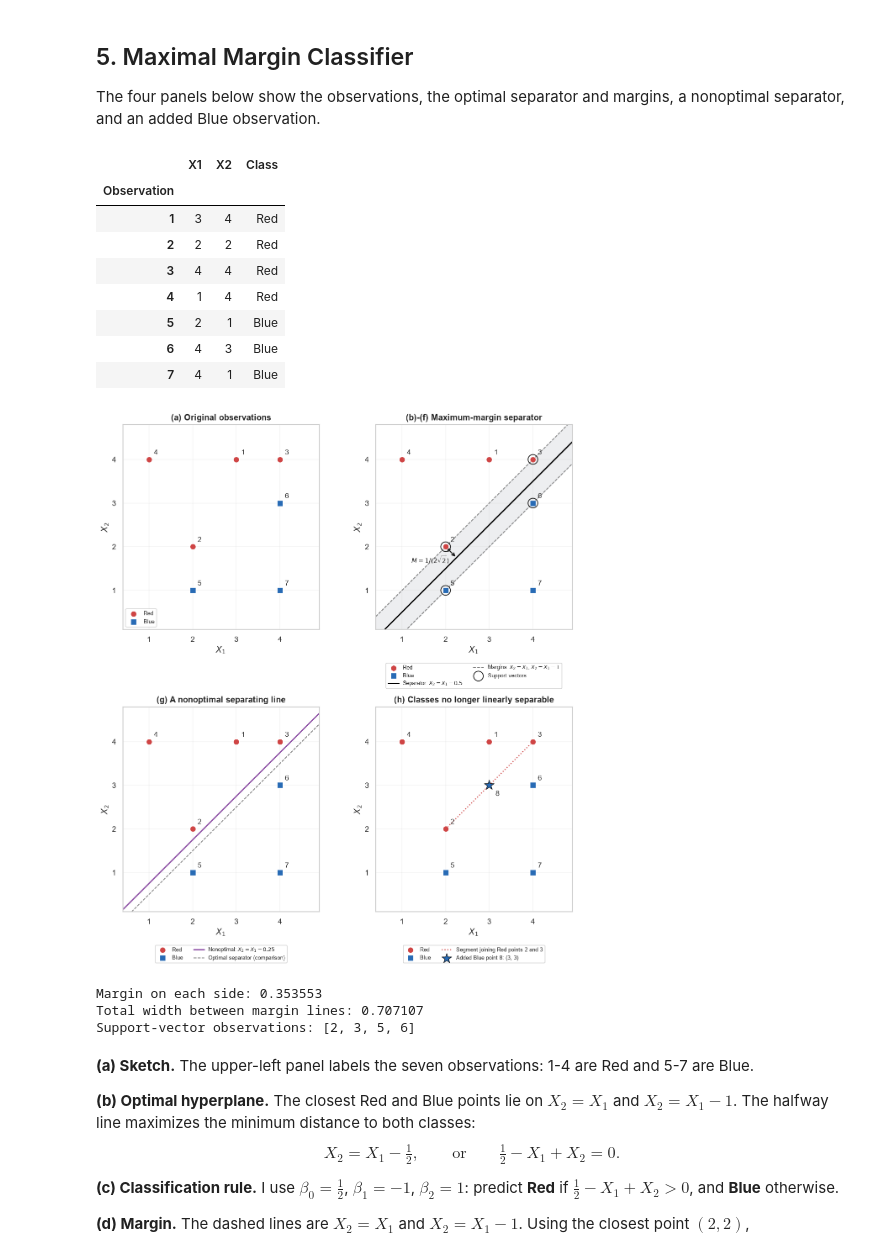
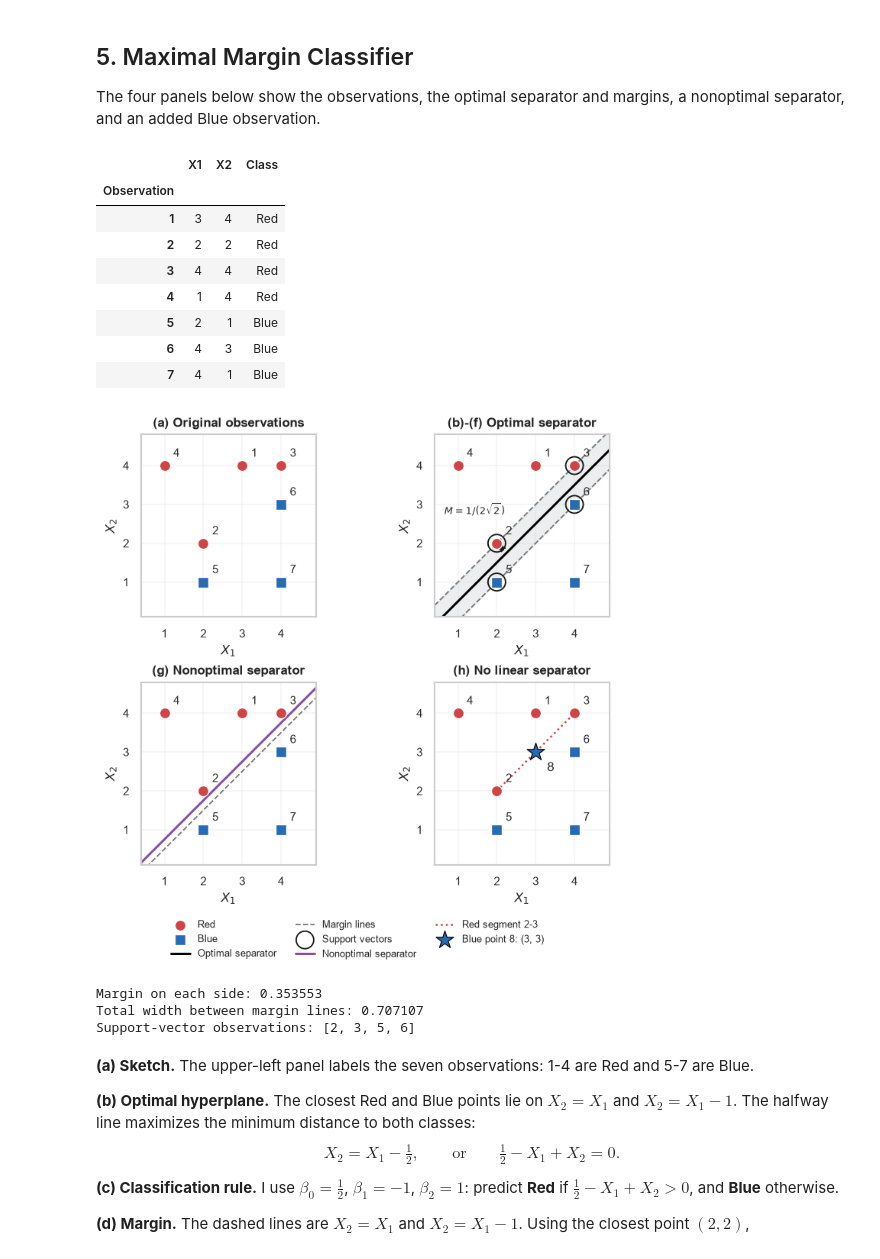
Before and after one commit to nakicool007/aps-failure-classification, a Jupyter notebook: notebook/Kumbria_Nakul_HW6.ipynb, the cells around one changed output. Cells and saved outputs as stored; diff of their text form; code cells hidden in the pictures.

```diff
--- a/notebook/Kumbria_Nakul_HW6.ipynb
+++ b/notebook/Kumbria_Nakul_HW6.ipynb
@@ -96,16 +93,16 @@ I spaced the axis labels so that the plot is readable.
 # %%
 correlation_matrix = X_train.corr(method="pearson")
 with sns.axes_style("white"), plt.rc_context({"figure.dpi": 120, "font.size": 9}):
-    fig, ax = plt.subplots(figsize=(9, 7.6), layout="constrained")
+    fig, ax = plt.subplots(figsize=(6.5, 5.5), layout="constrained")
     sns.heatmap(
         correlation_matrix, ax=ax, cmap="RdBu_r", vmin=-1, vmax=1, center=0,
         square=True, xticklabels=10, yticklabels=10, rasterized=True,
         cbar_kws={"label": "Pearson r", "shrink": 0.8, "pad": 0.025,
                   "ticks": [-1, -0.5, 0, 0.5, 1]},
     )
-    ax.set_title("Feature correlation overview", loc="left", fontsize=14,
-                 fontweight="bold", pad=14)
-    ax.set_xlabel("170 training features · labels shown every 10 features", labelpad=10)
+    ax.set_title("Feature correlation overview", loc="left", fontsize=11,
+                 fontweight="bold", pad=10)
+    ax.set_xlabel("170 training features · labels shown every 10 features", labelpad=7)
     ax.set_ylabel("")
     ax.tick_params(axis="both", length=0, labelsize=7)
     plt.setp(ax.get_xticklabels(), rotation=90, ha="center")
@@ -147,17 +154,18 @@ plt.show()
 # %%
-fig, axes = plt.subplots(4, 4, figsize=(17, 15))
+fig, axes = plt.subplots(4, 4, figsize=(12, 9))
 for ax, feature in zip(axes.flat, top_features):
     sns.boxplot(data=plot_data, x="label", y=feature, order=["neg", "pos"],
                 hue="label", hue_order=["neg", "pos"], palette=PALETTE, legend=False,
                 ax=ax, width=0.55,
                 flierprops={"marker": ".", "markersize": 2, "alpha": 0.2})
-    ax.set_title(feature)
-    ax.set_xlabel("Class")
-    ax.set_ylabel("log(1 + value)")
+    ax.set_title(feature, fontsize=10)
+    ax.set_xlabel("Class", fontsize=9)
+    ax.set_ylabel("log(1 + value)", fontsize=9)
+    ax.tick_params(labelsize=8)
 for ax in axes.flat[len(top_features):]:
     ax.set_visible(False)
 fig.suptitle("Class-wise boxplots of highest-CV features (all 60,000 training rows)",
-             fontsize=16)
+             fontsize=13)
 plt.tight_layout(rect=(0, 0, 1, 0.97))
 plt.show()
 # %% [output]
@@ -482,64 +490,68 @@ def draw_toy(ax):
                    s=72, edgecolor="white", linewidth=0.8, label=label, zorder=4)
     for obs, row in toy.iterrows():
         ax.annotate(str(obs), (row["X1"], row["X2"]), xytext=(7, 7),
-                    textcoords="offset points", fontsize=10, zorder=6)
+                    textcoords="offset points", fontsize=9, zorder=6)
     ax.set(xlim=(0.4, 4.9), ylim=(0.1, 4.8), xlabel=r"$X_1$", ylabel=r"$X_2$")
     ax.set_xticks([1, 2, 3, 4])
     ax.set_yticks([1, 2, 3, 4])
     ax.set_aspect("equal", adjustable="box")
     ax.grid(alpha=0.2)
-with plt.rc_context({"figure.dpi": 120, "font.size": 10}):
-    fig, axes = plt.subplots(2, 2, figsize=(10, 11), layout="constrained")
+with plt.rc_context({"figure.dpi": 120, "font.size": 9, "axes.titlesize": 10, "axes.labelsize": 10,
+                         "xtick.labelsize": 9, "ytick.labelsize": 9}):
+    fig, axes = plt.subplots(2, 2, figsize=(6.4, 6.0), layout="constrained")
     xx = np.linspace(0.4, 4.9, 300)
     for ax in axes.flat:
         draw_toy(ax)
     axes[0, 0].set_title("(a) Original observations", fontweight="bold")
-    axes[0, 0].legend(loc="lower left", fontsize=8)
     ax = axes[0, 1]
     ax.fill_between(xx, xx - 1, xx, color="#b9bdc7", alpha=0.25, zorder=0)
     ax.plot(xx, xx - 0.5, color="black", linewidth=1.8,
-            label=r"Separator: $X_2=X_1-0.5$")
+            label="Optimal separator")
     ax.plot(xx, xx, "--", color="#777777", linewidth=1.1,
-            label=r"Margins: $X_2=X_1$, $X_2=X_1-1$")
+            label="Margin lines")
     ax.plot(xx, xx - 1, "--", color="#777777", linewidth=1.1)
     sv = toy.loc[toy_support]
     ax.scatter(sv["X1"], sv["X2"], s=190, facecolors="none",
                edgecolors="#171717", linewidth=1.1, zorder=5, label="Support vectors")
     ax.annotate("", xy=(2, 2), xytext=(2.25, 1.75),
                 arrowprops={"arrowstyle": "<->", "color": "#171717", "lw": 1.4})
-    ax.text(1.22, 1.63, r"$M=1/(2\sqrt{2})$", fontsize=9)
-    ax.set_title("(b)-(f) Maximum-margin separator", fontweight="bold")
-    ax.legend(loc="upper center", bbox_to_anchor=(0.5, -0.15), ncol=2, fontsize=7.5)
+    ax.text(0.65, 2.75, r"$M=1/(2\sqrt{2})$", fontsize=8)
+    ax.set_title("(b)-(f) Optimal separator", fontweight="bold")
     ax = axes[1, 0]
     ax.plot(xx, xx - 0.25, color="#8b4ca3", linewidth=1.8,
-            label=r"Nonoptimal: $X_2=X_1-0.25$")
+            label="Nonoptimal separator")
     ax.plot(xx, xx - 0.5, "--", color="#777777", linewidth=1.1,
-            label="Optimal separator (comparison)")
-    ax.set_title("(g) A nonoptimal separating line", fontweight="bold")
-    ax.legend(loc="upper center", bbox_to_anchor=(0.5, -0.15), ncol=2, fontsize=7.5)
+            label="Optimal separator")
+    ax.set_title("(g) Nonoptimal separator", fontweight="bold")
     ax = axes[1, 1]
     ax.plot([2, 4], [2, 4], ":", color="#cf4545", linewidth=1.5,
-            label="Segment joining Red points 2 and 3", zorder=2)
+            label="Red segment 2-3", zorder=2)
     ax.scatter([3], [3], color="#286bb5", marker="*", s=210,
-               edgecolor="black", linewidth=0.7, zorder=6, label="Added Blue point 8: (3, 3)")
+               edgecolor="black", linewidth=0.7, zorder=6, label="Blue point 8: (3, 3)")
     ax.annotate("8", (3, 3), xytext=(9, -15), textcoords="offset points", fontsize=10)
-    ax.set_title("(h) Classes no longer linearly separable", fontweight="bold")
-    ax.legend(loc="upper center", bbox_to_anchor=(0.5, -0.15), ncol=2, fontsize=7.5)
+    ax.set_title("(h) No linear separator", fontweight="bold")
+    legend_items = {}
+    for panel in axes.flat:
+        handles, labels = panel.get_legend_handles_labels()
+        for handle, label in zip(handles, labels):
+            legend_items.setdefault(label, handle)
+    fig.legend(legend_items.values(), legend_items.keys(), loc="outside lower center",
+               ncol=3, fontsize=7.5, frameon=False)
     plt.show()
 print(f"Margin on each side: {toy_margin:.6f}")
 print(f"Total width between margin lines: {2 * toy_margin:.6f}")
 print("Support-vector observations:", toy_support)
 # %% [output]
 |  | X1 | X2 | Class |
 | Observation |  |  |  |
 | 1 | 3 | 4 | Red |
 | 2 | 2 | 2 | Red |
 | 3 | 4 | 4 | Red |
 | 4 | 1 | 4 | Red |
 | 5 | 2 | 1 | Blue |
 | 6 | 4 | 3 | Blue |
 | 7 | 4 | 1 | Blue |
-[figure, old version]
+[figure, new version]
 Margin on each side: 0.353553
 Total width between margin lines: 0.707107
 Support-vector observations: [2, 3, 5, 6]
```
Also changed, not shown: parts of 5 cells of this notebook.
